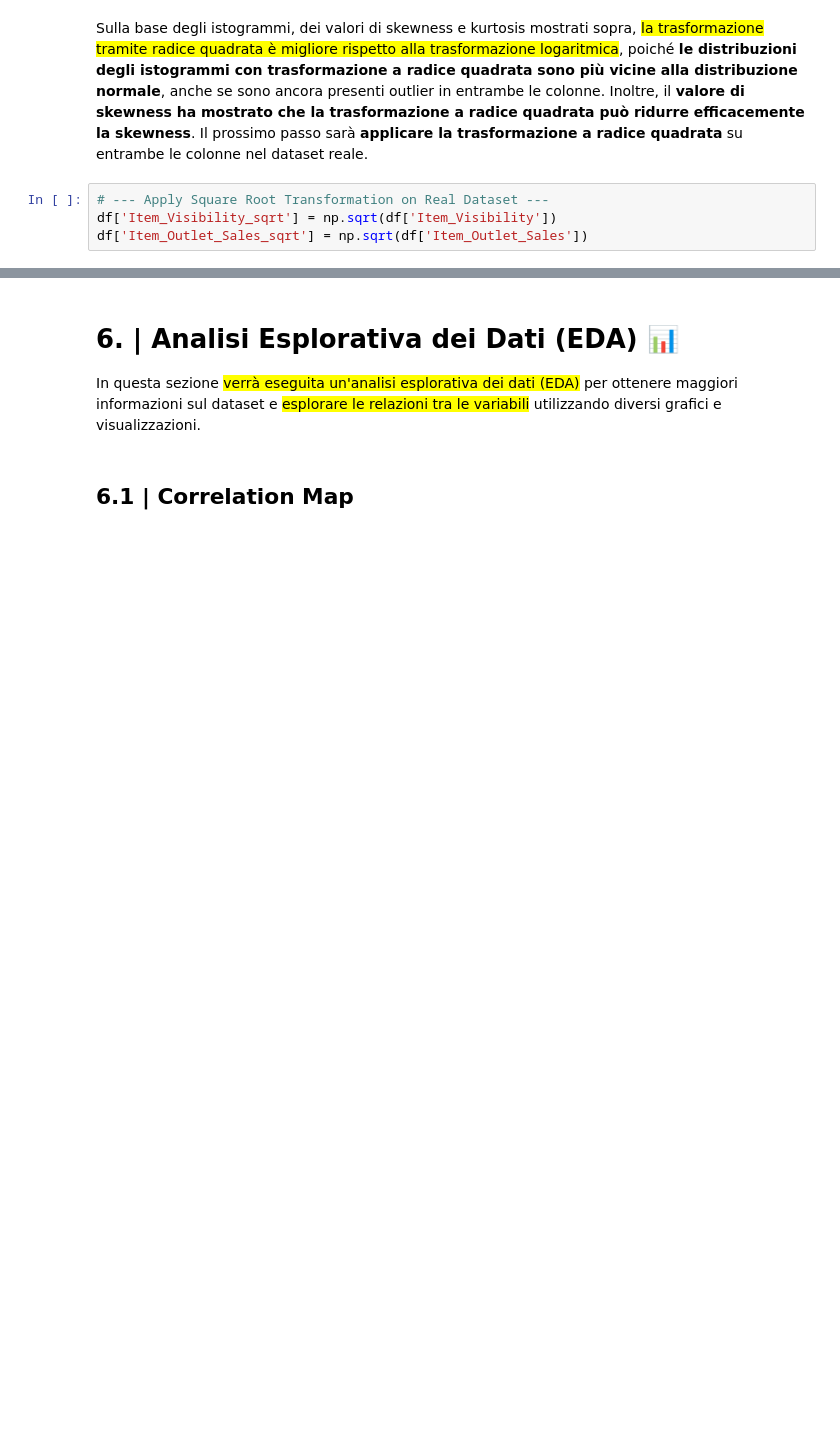
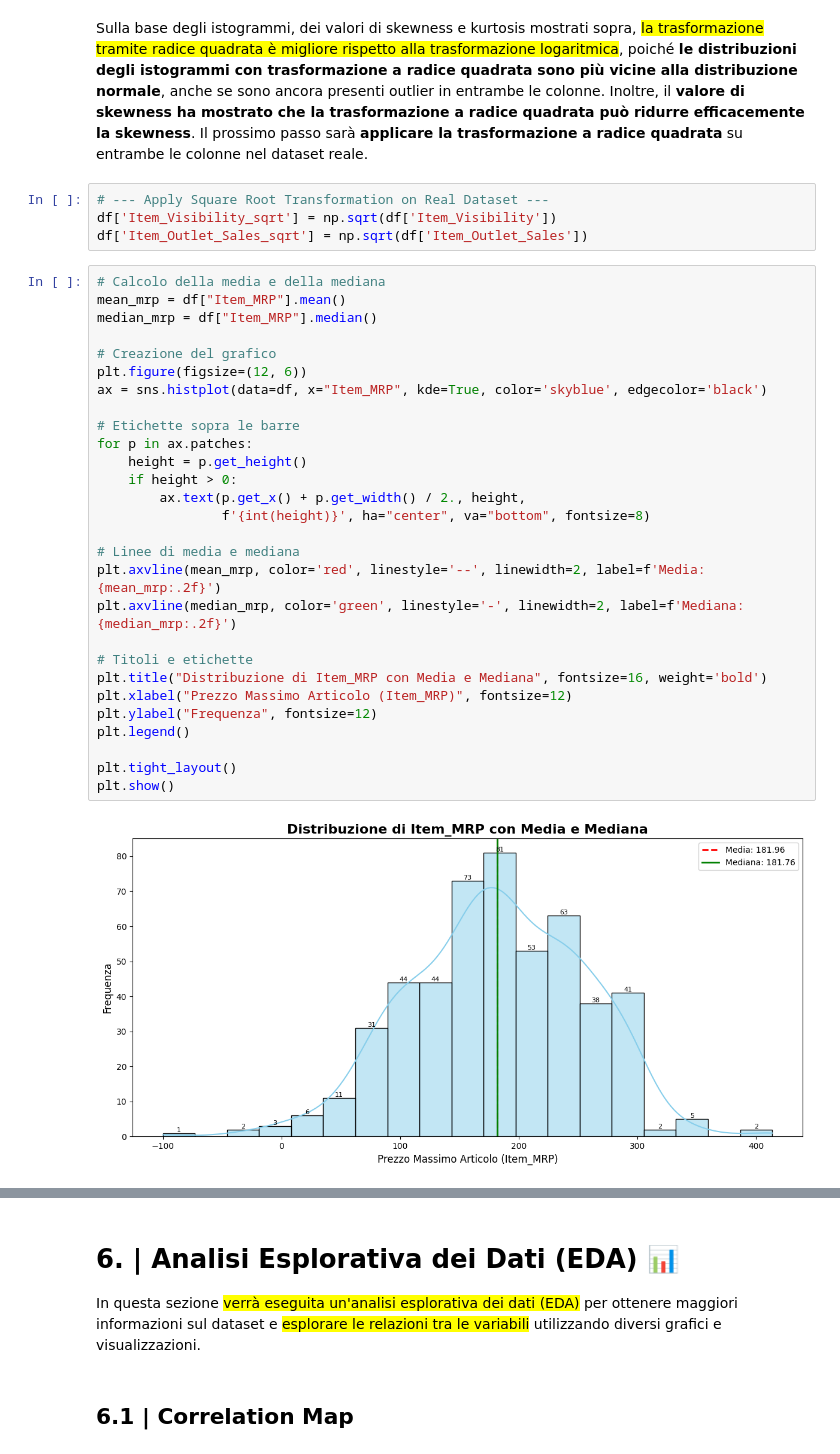
Before and after one commit to EnricoGuidi/ANALISI-E-OTTIMIZZAZIONE-GDO, a Jupyter notebook: ANALISI VENDITA NEL DETTAGLIO GDO/Analisi_vendita_dettaglio_GDO.ipynb, the cells around one changed output, grey strips where cells are left out. Drawn from its saved outputs; the diff is of its cells as text; blank space fills up the shorter version.

```diff
--- a/ANALISI VENDITA NEL DETTAGLIO GDO/Analisi_vendita_dettaglio_GDO.ipynb.ipynb
+++ b/ANALISI VENDITA NEL DETTAGLIO GDO/Analisi_vendita_dettaglio_GDO.ipynb
@@ -665,3 +670,33 @@ plt.show()
 # --- Apply Square Root Transformation on Real Dataset ---
 df['Item_Visibility_sqrt'] = np.sqrt(df['Item_Visibility'])
 df['Item_Outlet_Sales_sqrt'] = np.sqrt(df['Item_Outlet_Sales'])
+# %%
+# Calcolo della media e della mediana
+mean_mrp = df["Item_MRP"].mean()
+median_mrp = df["Item_MRP"].median()
+
+# Creazione del grafico
+plt.figure(figsize=(12, 6))
+ax = sns.histplot(data=df, x="Item_MRP", kde=True, color='skyblue', edgecolor='black')
+
+# Etichette sopra le barre
+for p in ax.patches:
+    height = p.get_height()
+    if height > 0:
+        ax.text(p.get_x() + p.get_width() / 2., height,
+                f'{int(height)}', ha="center", va="bottom", fontsize=8)
+
+# Linee di media e mediana
+plt.axvline(mean_mrp, color='red', linestyle='--', linewidth=2, label=f'Media: {mean_mrp:.2f}')
+plt.axvline(median_mrp, color='green', linestyle='-', linewidth=2, label=f'Mediana: {median_mrp:.2f}')
+
+# Titoli e etichette
+plt.title("Distribuzione di Item_MRP con Media e Mediana", fontsize=16, weight='bold')
+plt.xlabel("Prezzo Massimo Articolo (Item_MRP)", fontsize=12)
+plt.ylabel("Frequenza", fontsize=12)
+plt.legend()
+
+plt.tight_layout()
+plt.show()
+# %% [output]
+[figure, added]
```
Also changed, not shown: parts of 11 cells of this notebook.
